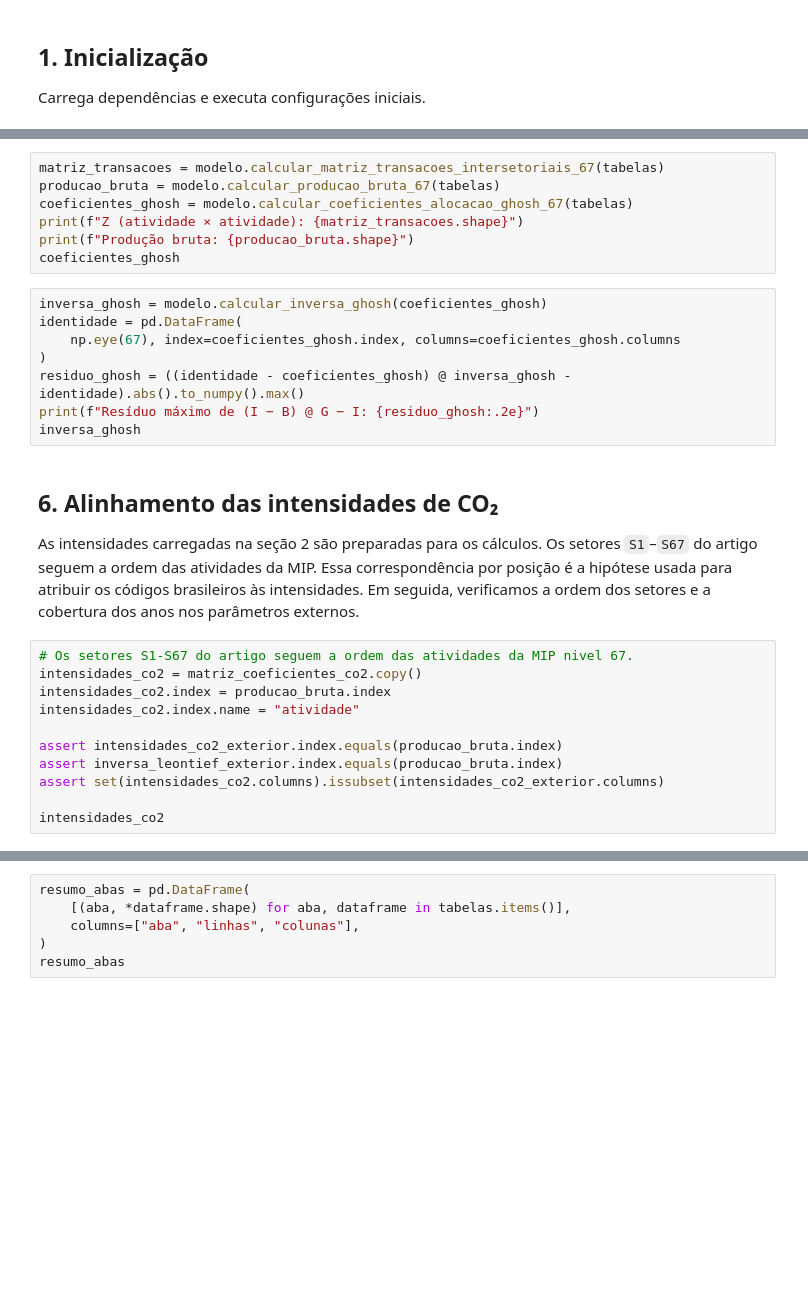
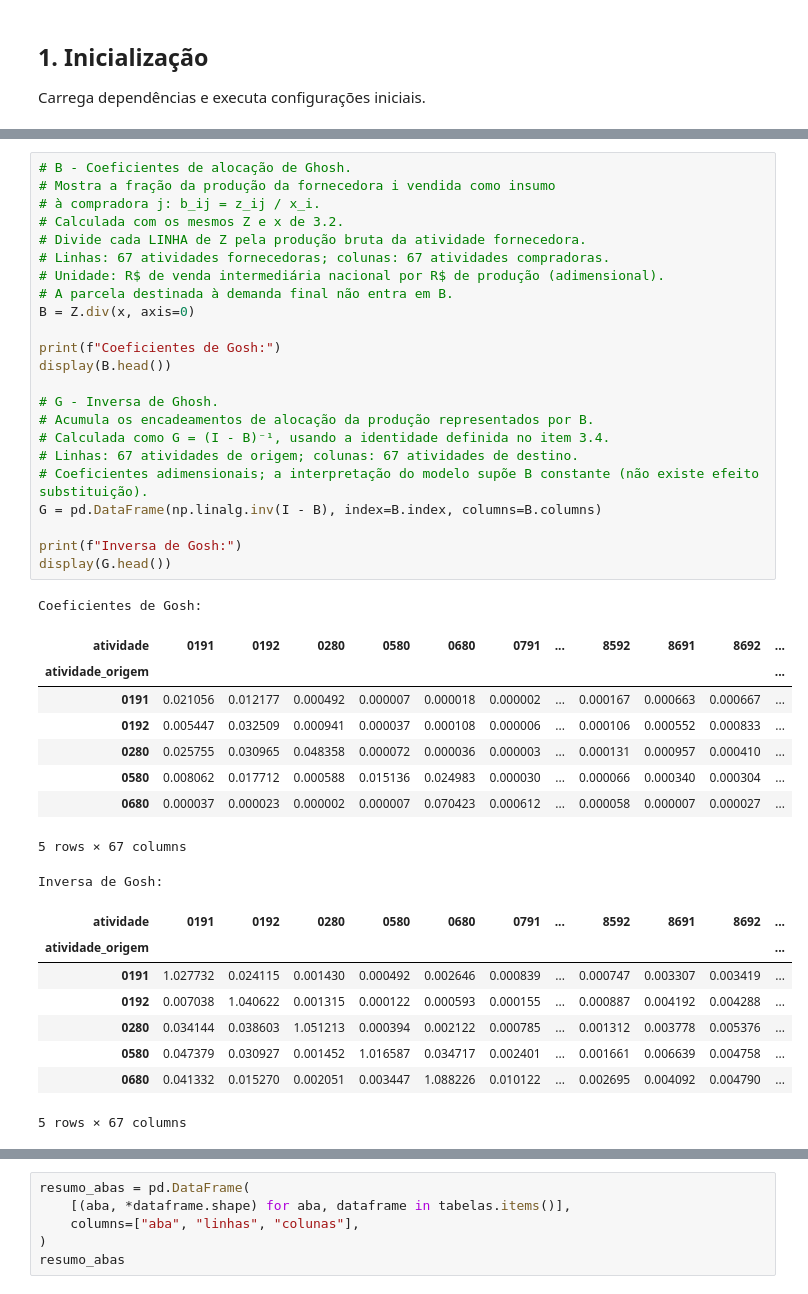
Before and after one commit to G-Cintra/Redes, a Jupyter notebook: analise_matriz_insumo_produto.ipynb, the cells around one changed output, grey strips where cells are left out. Drawn from its saved outputs; the diff is of its cells as text; blank space fills up the shorter version.

```diff
--- a/analise_matriz_insumo_produto.ipynb
+++ b/analise_matriz_insumo_produto.ipynb
@@ -118,31 +346,43 @@ O modelo de Ghosh usa os mesmos fluxos intersetoriais, mas normaliza as **linhas
 # %%
-matriz_transacoes = modelo.calcular_matriz_transacoes_intersetoriais_67(tabelas)
-producao_bruta = modelo.calcular_producao_bruta_67(tabelas)
-coeficientes_ghosh = modelo.calcular_coeficientes_alocacao_ghosh_67(tabelas)
-print(f"Z (atividade × atividade): {matriz_transacoes.shape}")
-print(f"Produção bruta: {producao_bruta.shape}")
-coeficientes_ghosh
+# B - Coeficientes de alocação de Ghosh.
+# Mostra a fração da produção da fornecedora i vendida como insumo
+# à compradora j: b_ij = z_ij / x_i.
+# Calculada com os mesmos Z e x de 3.2.
+# Divide cada LINHA de Z pela produção bruta da atividade fornecedora.
+# Linhas: 67 atividades fornecedoras; colunas: 67 atividades compradoras.
+# Unidade: R$ de venda intermediária nacional por R$ de produção (adimensional).
+# A parcela destinada à demanda final não entra em B.
+B = Z.div(x, axis=0)
+
+print(f"Coeficientes de Gosh:")
+display(B.head())
+
+# G - Inversa de Ghosh.
+# Acumula os encadeamentos de alocação da produção representados por B.
+# Calculada como G = (I - B)⁻¹, usando a identidade definida no item 3.4.
+# Linhas: 67 atividades de origem; colunas: 67 atividades de destino.
+# Coeficientes adimensionais; a interpretação do modelo supõe B constante (não existe efeito substituição).
+G = pd.DataFrame(np.linalg.inv(I - B), index=B.index, columns=B.columns)
+
+print(f"Inversa de Gosh:")
+display(G.head())
+# %% [output]
+Coeficientes de Gosh:
+| atividade | 0191 | 0192 | 0280 | 0580 | 0680 | 0791 | ... | 8592 | 8691 | 8692 | ... |
+| atividade_origem |  |  |  |  |  |  |  |  |  |  | ... |
+| 0191 | 0.021056 | 0.012177 | 0.000492 | 0.000007 | 0.000018 | 0.000002 | ... | 0.000167 | 0.000663 | 0.000667 | ... |
+| 0192 | 0.005447 | 0.032509 | 0.000941 | 0.000037 | 0.000108 | 0.000006 | ... | 0.000106 | 0.000552 | 0.000833 | ... |
+| 0280 | 0.025755 | 0.030965 | 0.048358 | 0.000072 | 0.000036 | 0.000003 | ... | 0.000131 | 0.000957 | 0.000410 | ... |
+| 0580 | 0.008062 | 0.017712 | 0.000588 | 0.015136 | 0.024983 | 0.000030 | ... | 0.000066 | 0.000340 | 0.000304 | ... |
+| 0680 | 0.000037 | 0.000023 | 0.000002 | 0.000007 | 0.070423 | 0.000612 | ... | 0.000058 | 0.000007 | 0.000027 | ... |
+5 rows × 67 columns
+Inversa de Gosh:
+| atividade | 0191 | 0192 | 0280 | 0580 | 0680 | 0791 | ... | 8592 | 8691 | 8692 | ... |
+| atividade_origem |  |  |  |  |  |  |  |  |  |  | ... |
+| 0191 | 1.027732 | 0.024115 | 0.001430 | 0.000492 | 0.002646 | 0.000839 | ... | 0.000747 | 0.003307 | 0.003419 | ... |
+| 0192 | 0.007038 | 1.040622 | 0.001315 | 0.000122 | 0.000593 | 0.000155 | ... | 0.000887 | 0.004192 | 0.004288 | ... |
+| 0280 | 0.034144 | 0.038603 | 1.051213 | 0.000394 | 0.002122 | 0.000785 | ... | 0.001312 | 0.003778 | 0.005376 | ... |
+| 0580 | 0.047379 | 0.030927 | 0.001452 | 1.016587 | 0.034717 | 0.002401 | ... | 0.001661 | 0.006639 | 0.004758 | ... |
+| 0680 | 0.041332 | 0.015270 | 0.002051 | 0.003447 | 1.088226 | 0.010122 | ... | 0.002695 | 0.004092 | 0.004790 | ... |
+5 rows × 67 columns
-# %%
-inversa_ghosh = modelo.calcular_inversa_ghosh(coeficientes_ghosh)
-identidade = pd.DataFrame(
-    np.eye(67), index=coeficientes_ghosh.index, columns=coeficientes_ghosh.columns
-)
-residuo_ghosh = ((identidade - coeficientes_ghosh) @ inversa_ghosh - identidade).abs().to_numpy().max()
-print(f"Resíduo máximo de (I − B) @ G − I: {residuo_ghosh:.2e}")
-inversa_ghosh
-# %% [markdown]
-## 6. Alinhamento das intensidades de CO₂
-
-As intensidades carregadas na seção 2 são preparadas para os cálculos. Os setores `S1`–`S67` do artigo seguem a ordem das atividades da MIP. Essa correspondência por posição é a hipótese usada para atribuir os códigos brasileiros às intensidades. Em seguida, verificamos a ordem dos setores e a cobertura dos anos nos parâmetros externos.
-# %%
-# Os setores S1-S67 do artigo seguem a ordem das atividades da MIP nivel 67.
-intensidades_co2 = matriz_coeficientes_co2.copy()
-intensidades_co2.index = producao_bruta.index
-intensidades_co2.index.name = "atividade"
-
-assert intensidades_co2_exterior.index.equals(producao_bruta.index)
-assert inversa_leontief_exterior.index.equals(producao_bruta.index)
-assert set(intensidades_co2.columns).issubset(intensidades_co2_exterior.columns)
-
-intensidades_co2
 # %% [markdown]
```
Also changed, not shown: parts of 36 cells of this notebook, 6 other files.
